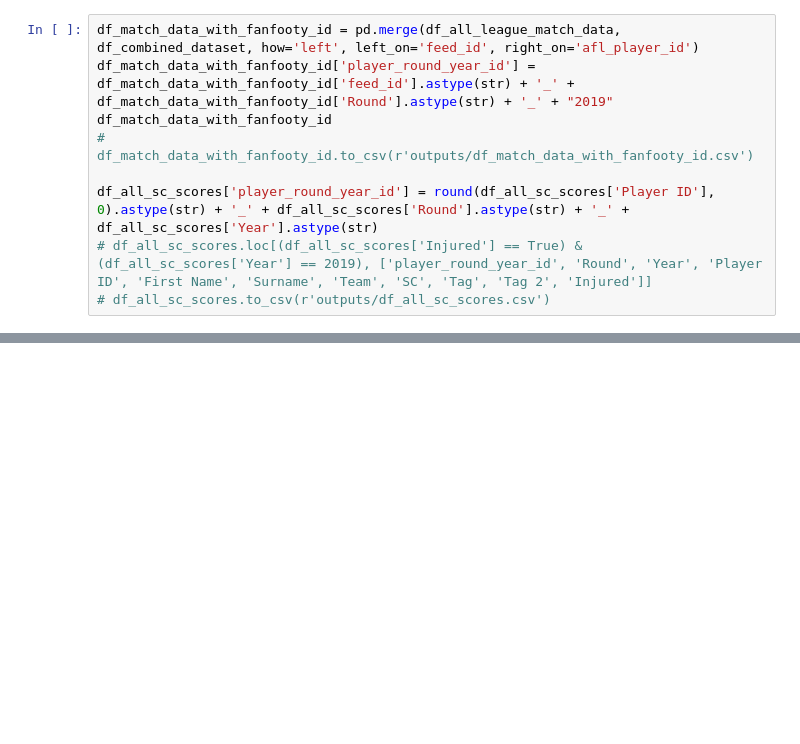
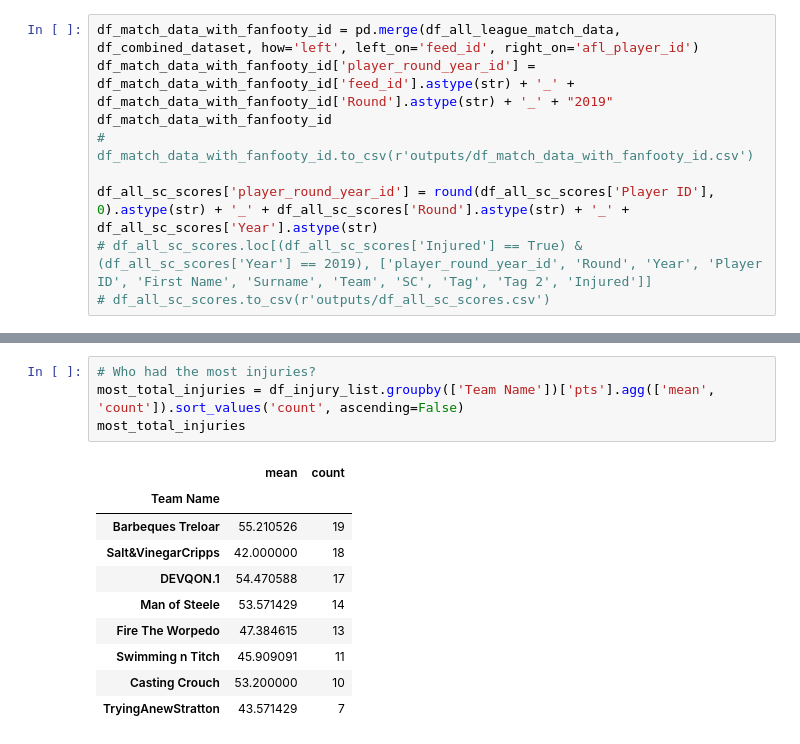
Before and after one commit to mark-richards/sc_scraper, a Jupyter notebook: 2019 Summary.ipynb, the cells around one changed output, grey strips where cells are left out. Drawn from its saved outputs; the diff is of its cells as text; blank space fills up the shorter version.

```diff
--- a/2019 Summary.ipynb
+++ b/2019 Summary.ipynb
@@ -527,0 +567,15 @@ IndexError: ('single positional indexer is out-of-bounds', 'occurred at index 37
+# %%
+# Who had the most injuries?
+most_total_injuries = df_injury_list.groupby(['Team Name'])['pts'].agg(['mean', 'count']).sort_values('count', ascending=False)
+most_total_injuries
+# %% [output]
+|  | mean | count |
+| Team Name |  |  |
+| Barbeques Treloar | 55.210526 | 19 |
+| Salt&VinegarCripps | 42.000000 | 18 |
+| DEVQON.1 | 54.470588 | 17 |
+| Man of Steele | 53.571429 | 14 |
+| Fire The Worpedo | 47.384615 | 13 |
+| Swimming n Titch | 45.909091 | 11 |
+| Casting Crouch | 53.200000 | 10 |
+| TryingAnewStratton | 43.571429 | 7 |
```
Also changed, not shown: parts of 4 cells of this notebook, 2 other files.
